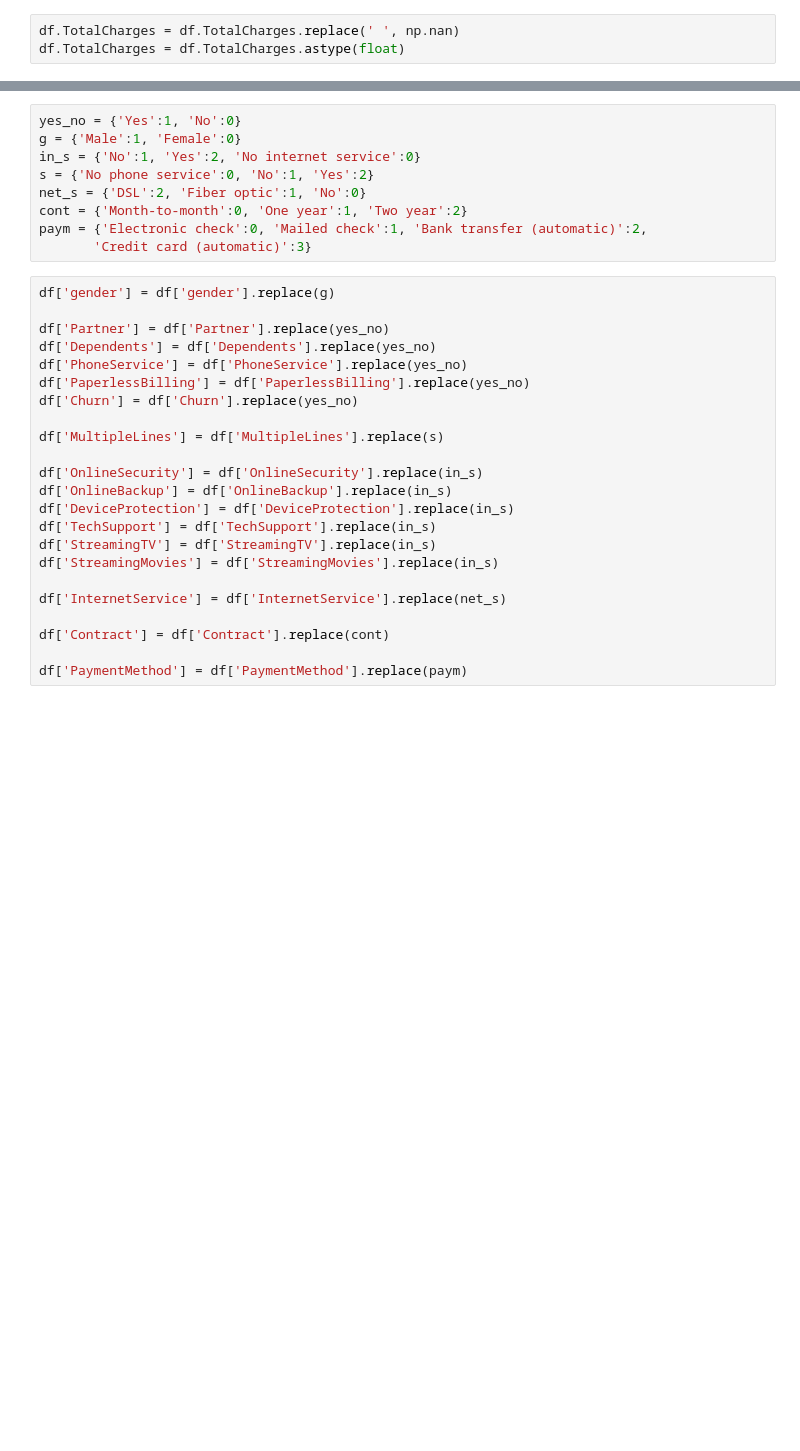
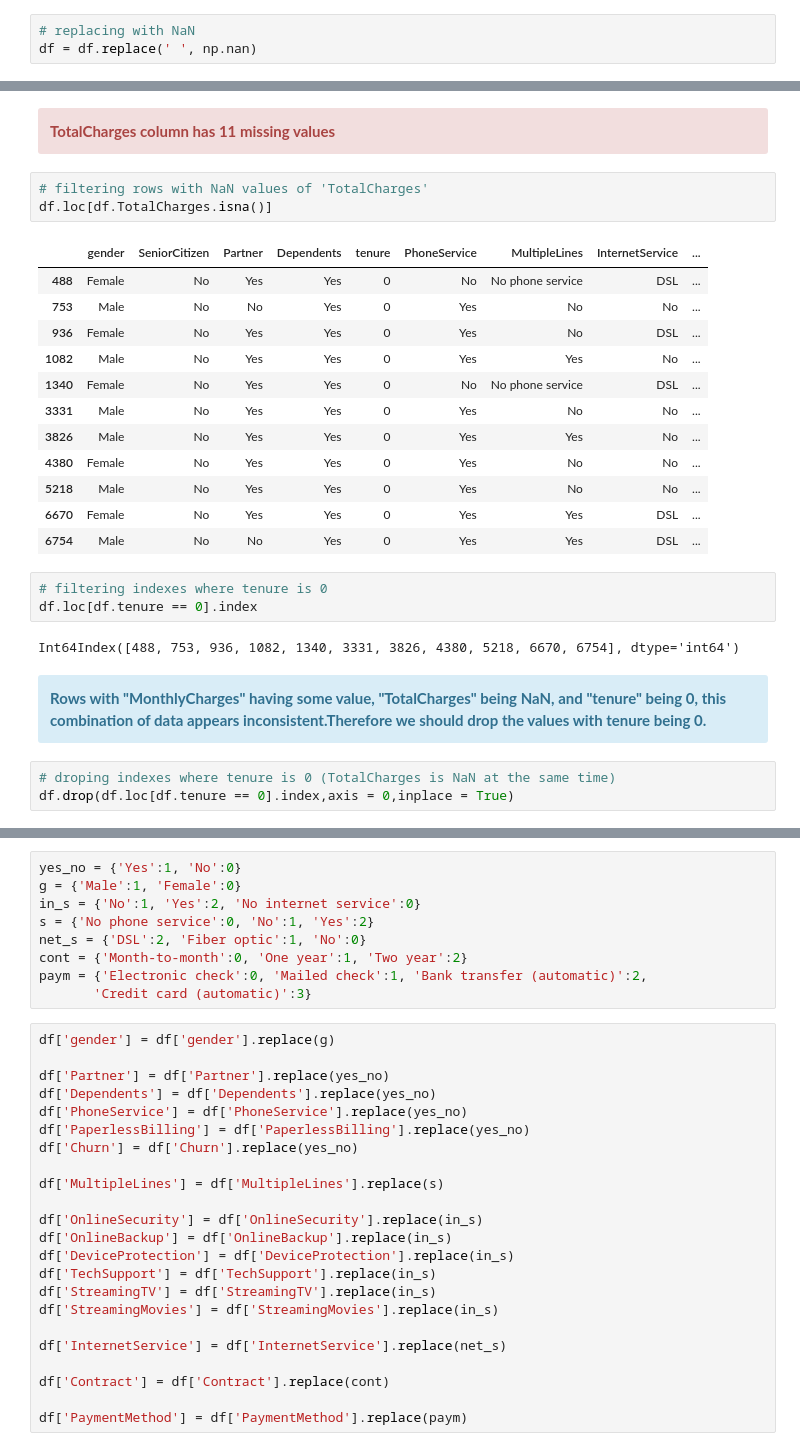
Before and after one commit to Edalet-eng/Customer-Churn, a Jupyter notebook: Taskilled Project🎯.ipynb, the cells around one changed output, grey strips where cells are left out. Saved outputs shown, nothing was run; the diff lists cells and outputs as text; blank space fills up the shorter version.

```diff
--- a/Taskilled Project🎯.ipynb
+++ b/Taskilled Project🎯.ipynb
@@ -62,3 +114,3 @@ memory usage: 1.1+ MB
 # %%
-df.TotalCharges = df.TotalCharges.replace(' ', np.nan)
-df.TotalCharges = df.TotalCharges.astype(float)
+# replacing with NaN
+df = df.replace(' ', np.nan)
@@ -95,0 +194,30 @@ output_df
+# %% [markdown]
+<div class="alert alert-block alert-danger">
+    <strong>TotalCharges column has 11 missing values</strong></div>
+# %%
+# filtering rows with NaN values of 'TotalCharges'
+df.loc[df.TotalCharges.isna()]
+# %% [output]
+|  | gender | SeniorCitizen | Partner | Dependents | tenure | PhoneService | MultipleLines | InternetService | ... |
+| 488 | Female | No | Yes | Yes | 0 | No | No phone service | DSL | ... |
+| 753 | Male | No | No | Yes | 0 | Yes | No | No | ... |
+| 936 | Female | No | Yes | Yes | 0 | Yes | No | DSL | ... |
+| 1082 | Male | No | Yes | Yes | 0 | Yes | Yes | No | ... |
+| 1340 | Female | No | Yes | Yes | 0 | No | No phone service | DSL | ... |
+| 3331 | Male | No | Yes | Yes | 0 | Yes | No | No | ... |
+| 3826 | Male | No | Yes | Yes | 0 | Yes | Yes | No | ... |
+| 4380 | Female | No | Yes | Yes | 0 | Yes | No | No | ... |
+| 5218 | Male | No | Yes | Yes | 0 | Yes | No | No | ... |
+| 6670 | Female | No | Yes | Yes | 0 | Yes | Yes | DSL | ... |
+| 6754 | Male | No | No | Yes | 0 | Yes | Yes | DSL | ... |
+# %%
+# filtering indexes where tenure is 0
+df.loc[df.tenure == 0].index
+# %% [output]
+Int64Index([488, 753, 936, 1082, 1340, 3331, 3826, 4380, 5218, 6670, 6754], dtype='int64')
+# %% [markdown]
+<div class="alert alert-block alert-info">
+<strong>Rows with "MonthlyCharges" having some value, "TotalCharges" being NaN, and "tenure" being 0, this combination of data appears inconsistent.Therefore we should drop the values with tenure being 0.</strong></div>
+# %%
+# droping indexes where tenure is 0 (TotalCharges is NaN at the same time)
+df.drop(df.loc[df.tenure == 0].index,axis = 0,inplace = True)
```
Also changed, not shown: parts of 48 cells of this notebook.
